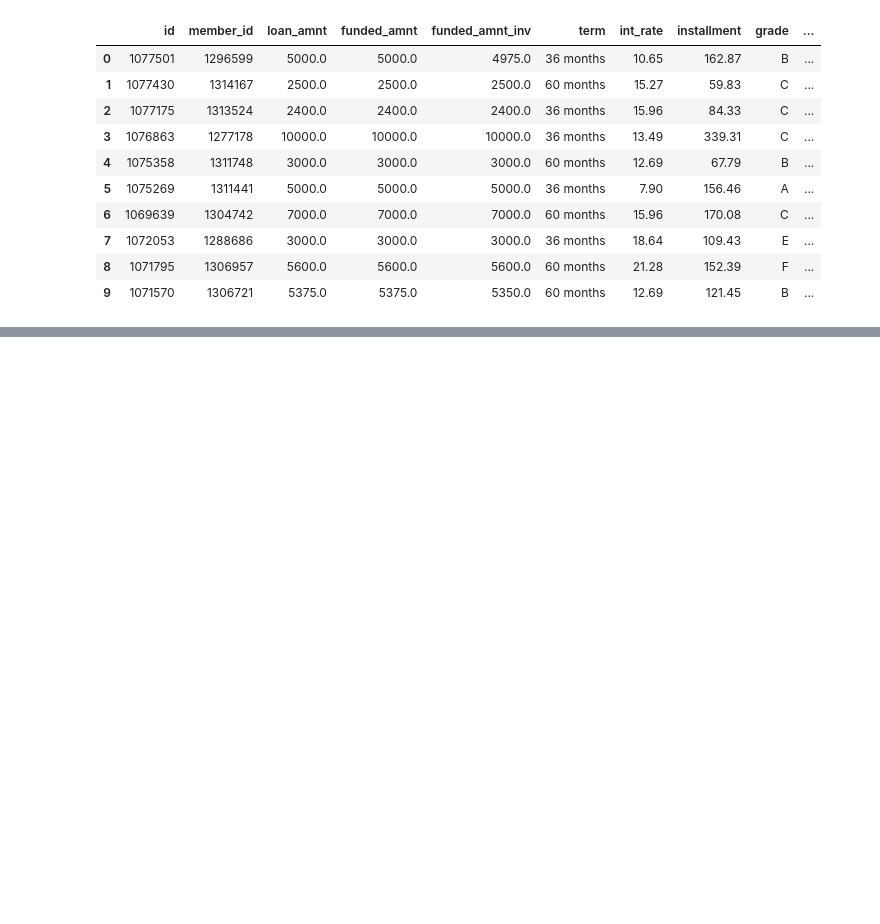
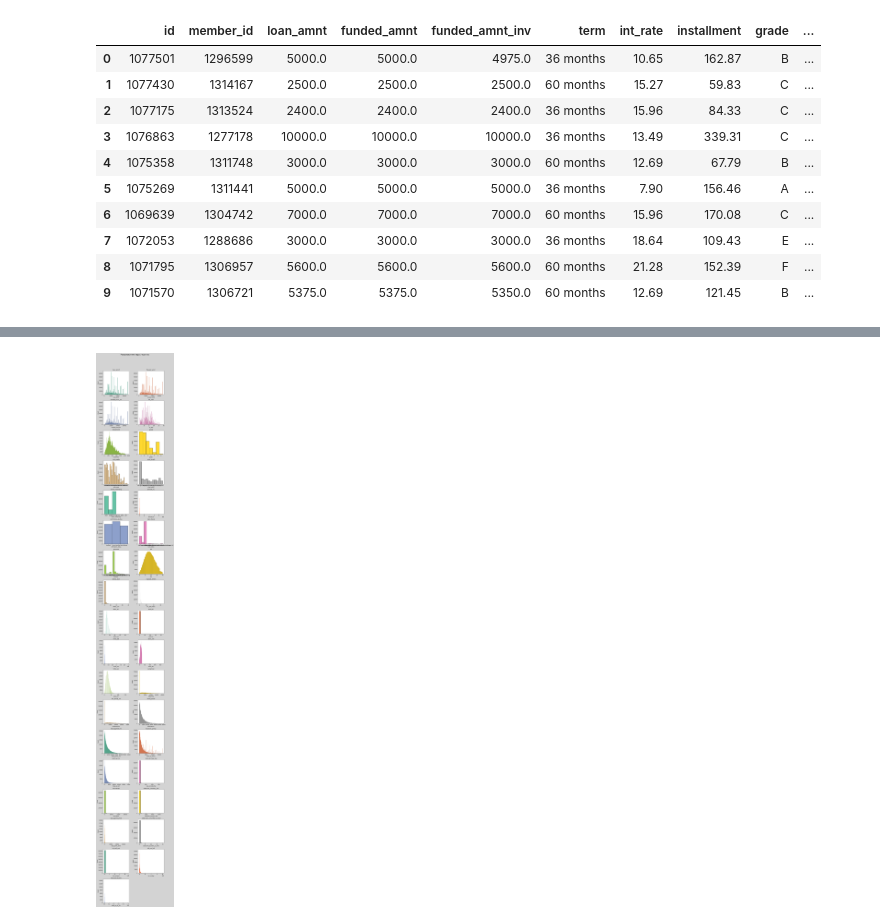
Before and after one commit to IlyaMatsievskiy/Credit_scoring, a Jupyter notebook: credit_scoring.ipynb, the cells around one changed output, grey strips where cells are left out. Cells and saved outputs as stored; diff of their text form; code cells hidden in the pictures; blank space fills up the shorter version.

```diff
--- a/credit_scoring.ipynb
+++ b/credit_scoring.ipynb
@@ -71,0 +196,4 @@ df.head(10)
+# %%
+for i in df.columns:
+    if df[i].nunique() < 10:
+        print({i: df[i].value_counts()})
@@ -71,0 +406,52 @@ df.head(10)
+# %%
+features = [col for col in df.columns if df[col].nunique() > 2]
+
+cols = 2
+
+rows = (len(features) + 2) // cols
+
+
+
+fig, axes = plt.subplots(rows, cols, figsize=(cols * 5, rows * 4))
+
+axes = axes.flatten()
+
+
+
+fig.patch.set_facecolor('lightgray')
+
+
+
+palette = sns.color_palette('Set2', len(features))
+
+
+
+plotted_df = df.copy()
+
+plotted_df['diff_loan_funded'] = plotted_df['loan_amnt'] - plotted_df['funded_amnt']
+
+for i, col in enumerate(features):
+
+    sns.histplot(x=plotted_df[col], kde=False, ax=axes[i], color=palette[i], alpha=1)
+
+    axes[i].set_title(col)
+
+
+
+#Удаление пустых подграфиков
+
+for j in range(i + 1, len(axes)):
+
+    fig.delaxes(axes[j])
+
+
+
+fig.suptitle("Распределение характеристик", fontsize=16)
+
+plt.tight_layout(rect=[0, 0, 1, 0.96])
+
+
+
+plt.show()
+# %% [output]
+[figure, added]
```
Also changed, not shown: parts of 137 cells of this notebook.
